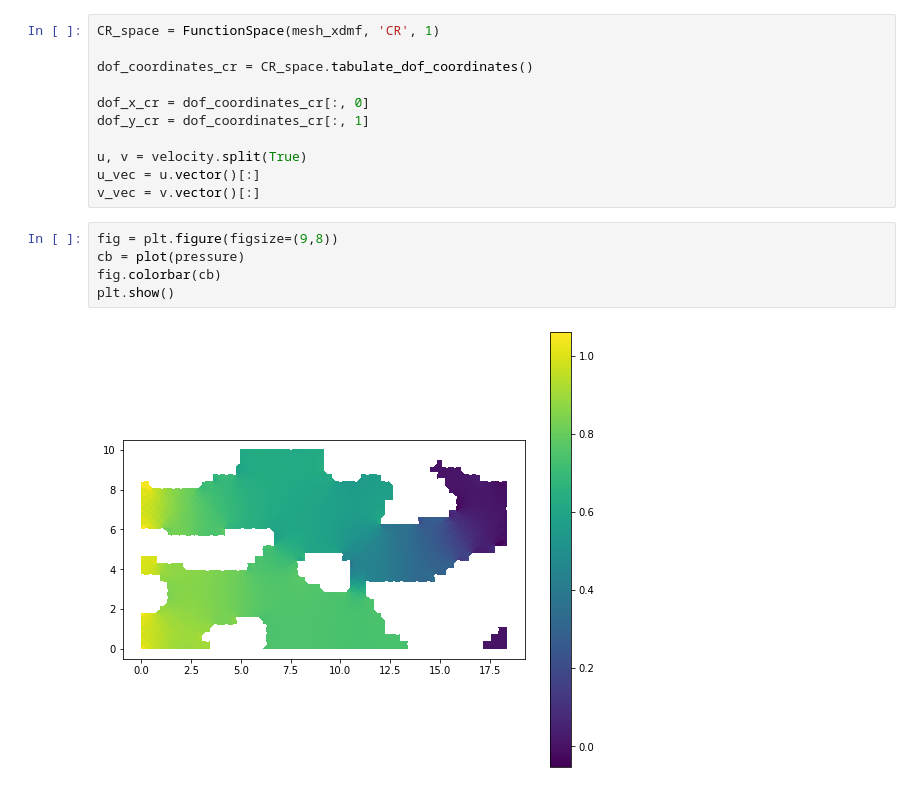
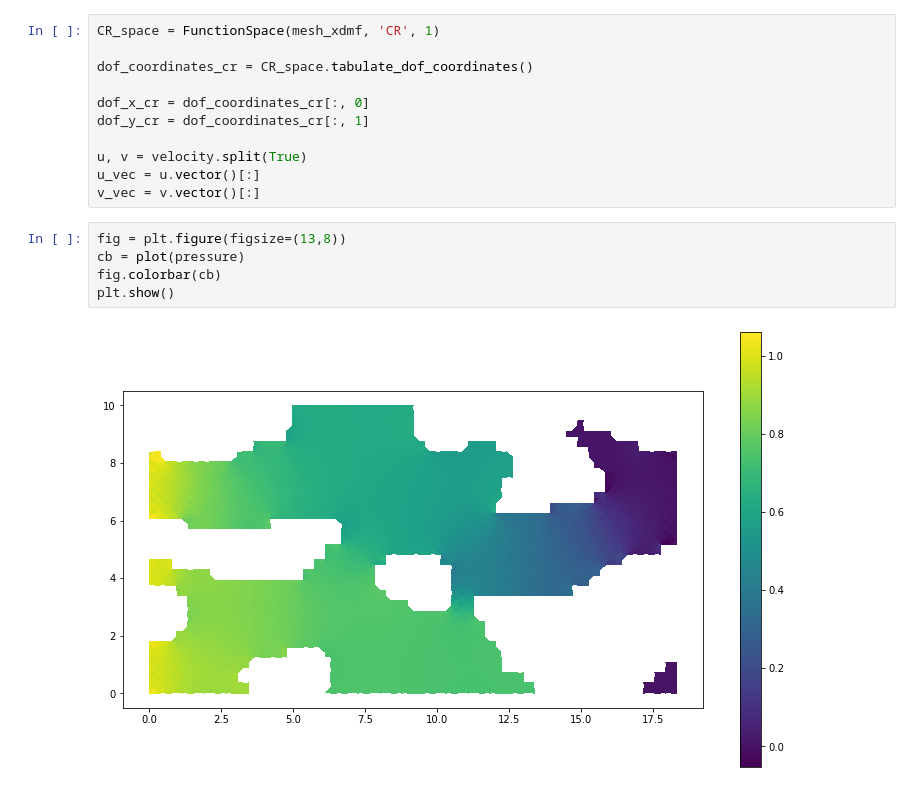
Before and after one commit to pwhuang/RetroPy, a Jupyter notebook: tutorial/2_flow_simulation/Stokes_flow_simulation_fluid_mesh.ipynb, the cells around one changed output. Cells and saved outputs as stored; diff of their text form.

```diff
--- a/tutorial/2_flow_simulation/Stokes_flow_simulation_fluid_mesh.ipynb
+++ b/tutorial/2_flow_simulation/Stokes_flow_simulation_fluid_mesh.ipynb
@@ -61,9 +63,9 @@ u, v = velocity.split(True)
 u_vec = u.vector()[:]
 v_vec = v.vector()[:]
 # %%
-fig = plt.figure(figsize=(9,8))
+fig = plt.figure(figsize=(13,8))
 cb = plot(pressure)
 fig.colorbar(cb)
 plt.show()
 # %% [output]
-[figure, old version]
+[figure, new version]
```
Also changed, not shown: parts of 1 cell of this notebook, 5 other files.
